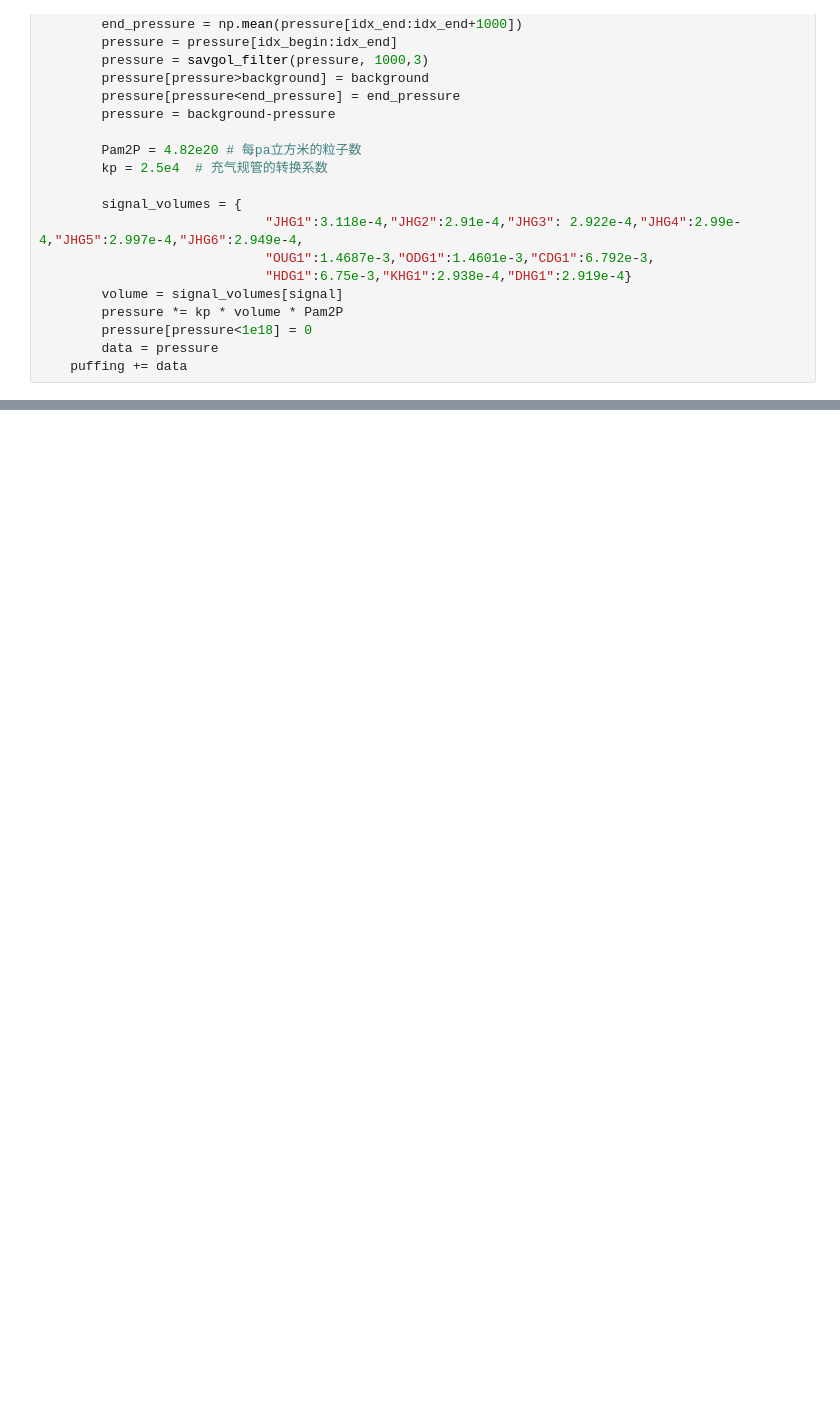
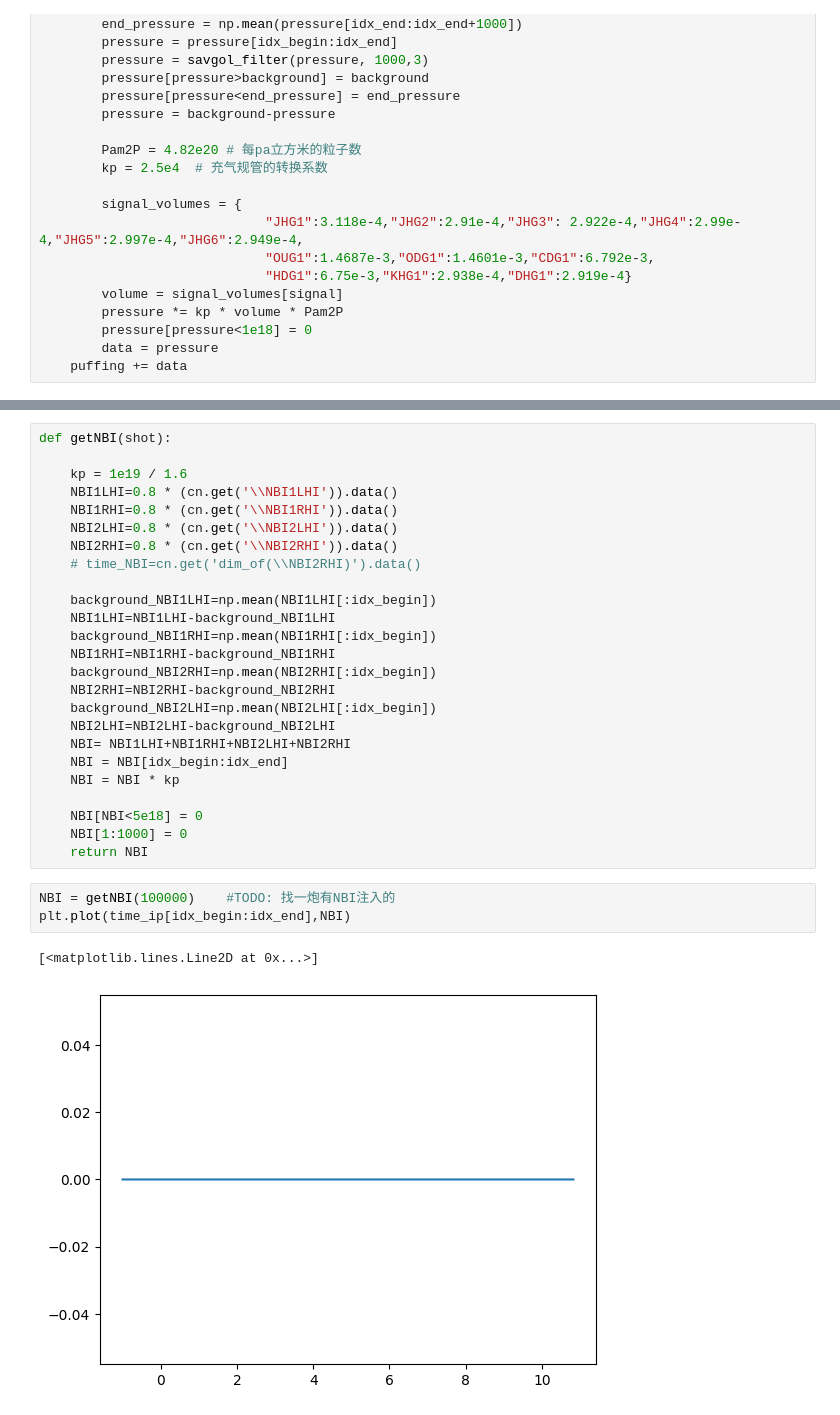
Before and after one commit to wearenothing/retention, a Jupyter notebook: get_wall_retention.ipynb, the cells around one changed output, grey strips where cells are left out. Cells and saved outputs as stored; diff of their text form; blank space fills up the shorter version.

```diff
--- a/get_wall_retention.ipynb
+++ b/get_wall_retention.ipynb
@@ -69,0 +133,31 @@ plt.plot(time_ip[idx_begin:idx_end],puffing)
+# %%
+def getNBI(shot):
+
+    kp = 1e19 / 1.6
+    NBI1LHI=0.8 * (cn.get('\\NBI1LHI')).data()
+    NBI1RHI=0.8 * (cn.get('\\NBI1RHI')).data()
+    NBI2LHI=0.8 * (cn.get('\\NBI2LHI')).data()
+    NBI2RHI=0.8 * (cn.get('\\NBI2RHI')).data()
+    # time_NBI=cn.get('dim_of(\\NBI2RHI)').data()
+
+    background_NBI1LHI=np.mean(NBI1LHI[:idx_begin])
+    NBI1LHI=NBI1LHI-background_NBI1LHI
+    background_NBI1RHI=np.mean(NBI1RHI[:idx_begin])
+    NBI1RHI=NBI1RHI-background_NBI1RHI
+    background_NBI2RHI=np.mean(NBI2RHI[:idx_begin])
+    NBI2RHI=NBI2RHI-background_NBI2RHI
+    background_NBI2LHI=np.mean(NBI2LHI[:idx_begin])
+    NBI2LHI=NBI2LHI-background_NBI2LHI
+    NBI= NBI1LHI+NBI1RHI+NBI2LHI+NBI2RHI
+    NBI = NBI[idx_begin:idx_end]
+    NBI = NBI * kp
+
+    NBI[NBI<5e18] = 0
+    NBI[1:1000] = 0
+    return NBI
+# %%
+NBI = getNBI(100000)    #TODO: 找一炮有NBI注入的
+plt.plot(time_ip[idx_begin:idx_end],NBI)
+# %% [output]
+[<matplotlib.lines.Line2D at 0x...>]
+[figure, added]
```
Also changed, not shown: parts of 14 cells of this notebook, 1 other file.
